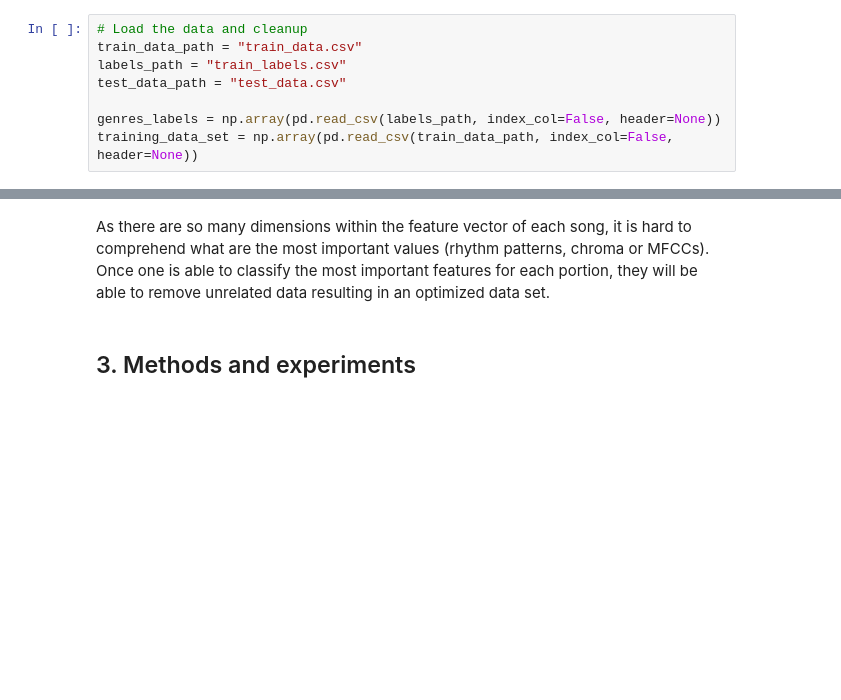
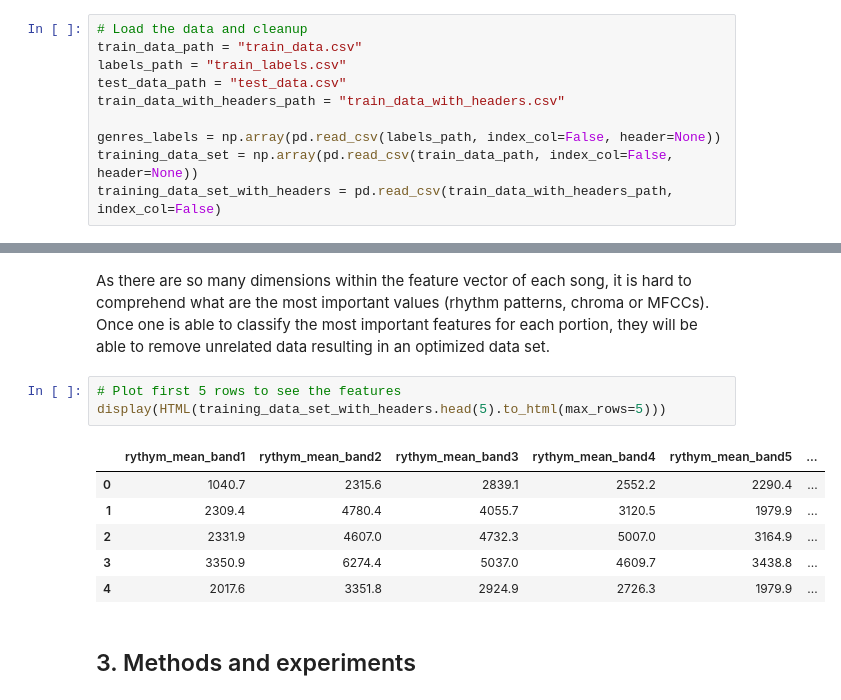
Before and after one commit to Oltier/ML-Music-genre-labeling, a Jupyter notebook: MLBP2018 Project Report.ipynb, the cells around one changed output, grey strips where cells are left out. Saved outputs shown, nothing was run; the diff lists cells and outputs as text; blank space fills up the shorter version.

```diff
--- a/MLBP2018 Project Report.ipynb
+++ b/MLBP2018 Project Report.ipynb
@@ -40,9 +41,11 @@ import itertools
 train_data_path = "train_data.csv"
 labels_path = "train_labels.csv"
 test_data_path = "test_data.csv"
+train_data_with_headers_path = "train_data_with_headers.csv"
 
 genres_labels = np.array(pd.read_csv(labels_path, index_col=False, header=None))
 training_data_set = np.array(pd.read_csv(train_data_path, index_col=False, header=None))
+training_data_set_with_headers = pd.read_csv(train_data_with_headers_path, index_col=False)
 # %% [markdown]
 ## 2. Data analysis
 # %% [markdown]
@@ -87,6 +90,16 @@ plt.show()
 [figure]
 # %% [markdown]
 As there are so many dimensions within the feature vector of each song, it is hard to comprehend what are the most important values (rhythm patterns, chroma or MFCCs). Once one is able to classify the most important features for each portion, they will be able to remove unrelated data resulting in an optimized data set.
+# %%
+# Plot first 5 rows to see the features
+display(HTML(training_data_set_with_headers.head(5).to_html(max_rows=5)))
+# %% [output]
+|  | rythym_mean_band1 | rythym_mean_band2 | rythym_mean_band3 | rythym_mean_band4 | rythym_mean_band5 | ... |
+| 0 | 1040.7 | 2315.6 | 2839.1 | 2552.2 | 2290.4 | ... |
+| 1 | 2309.4 | 4780.4 | 4055.7 | 3120.5 | 1979.9 | ... |
+| 2 | 2331.9 | 4607.0 | 4732.3 | 5007.0 | 3164.9 | ... |
+| 3 | 3350.9 | 6274.4 | 5037.0 | 4609.7 | 3438.8 | ... |
+| 4 | 2017.6 | 3351.8 | 2924.9 | 2726.3 | 1979.9 | ... |
 # %% [markdown]
 ## 3. Methods and experiments
 # %% [markdown]
```
Also changed, not shown: parts of 2 cells of this notebook, 5 other files.
